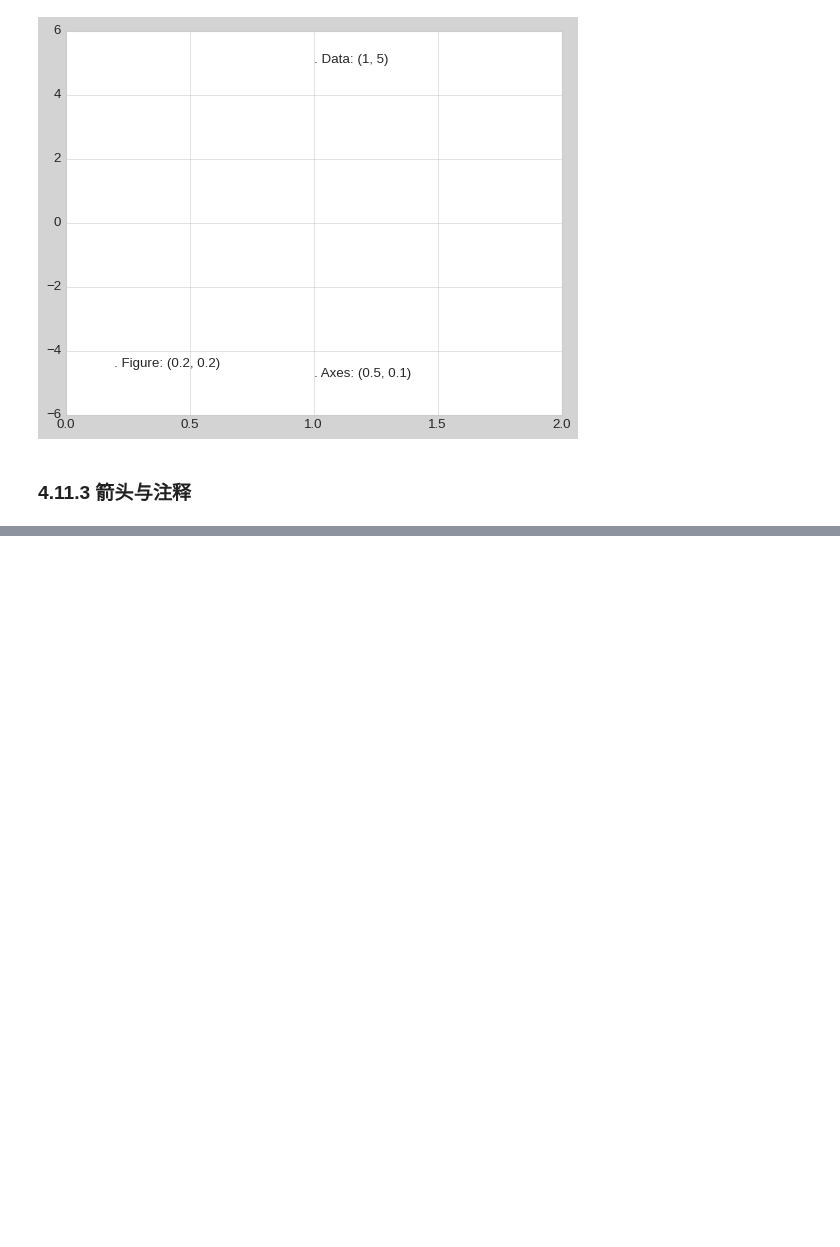
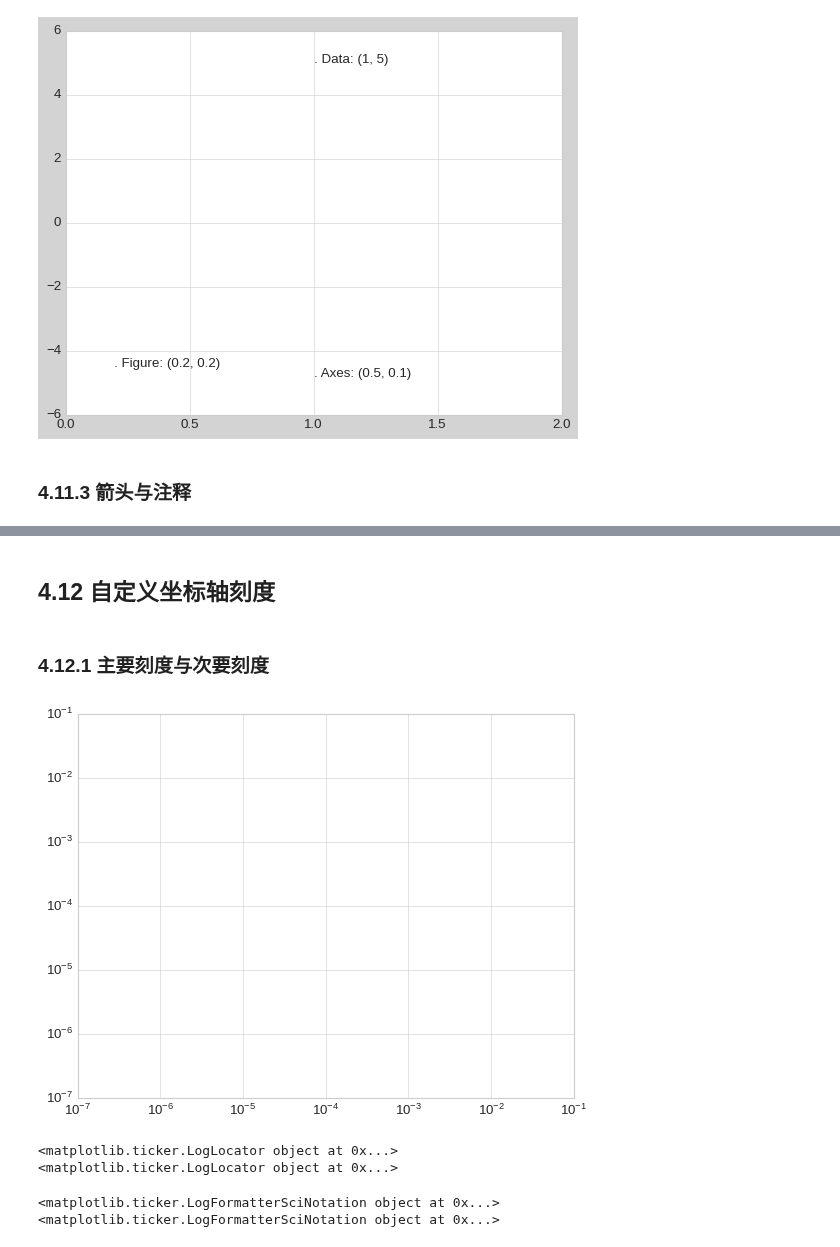
Before and after one commit to hexu1985/python-data-science-examples, a Jupyter notebook: Python.Data.Science.Handbook/code/chapter-04/chapter04.ipynb, the cells around one changed output, grey strips where cells are left out. Cells and saved outputs as stored; diff of their text form; code cells hidden in the pictures; blank space fills up the shorter version.

```diff
--- a/Python.Data.Science.Handbook/code/chapter-04/chapter04.ipynb
+++ b/Python.Data.Science.Handbook/code/chapter-04/chapter04.ipynb
@@ -911,0 +983,28 @@ plt.show()
+# %% [markdown]
+## 4.12 自定义坐标轴刻度
+# %% [markdown]
+### 4.12.1 主要刻度与次要刻度
+# %%
+%matplotlib inline
+import matplotlib.pyplot as plt
+plt.style.use('seaborn-v0_8-whitegrid')
+import numpy as np
+# %%
+ax = plt.axes(xscale='log', yscale='log')
+ax.set_xlim(10**(-7), 10**(-1))
+ax.set_ylim(10**(-7), 10**(-1))
+plt.show()
+# %% [output]
+[figure, added]
+# %%
+print(ax.xaxis.get_major_locator())
+print(ax.xaxis.get_minor_locator())
+# %% [output]
+<matplotlib.ticker.LogLocator object at 0x...>
+<matplotlib.ticker.LogLocator object at 0x...>
+# %%
+print(ax.xaxis.get_major_formatter())
+print(ax.xaxis.get_minor_formatter())
+# %% [output]
+<matplotlib.ticker.LogFormatterSciNotation object at 0x...>
+<matplotlib.ticker.LogFormatterSciNotation object at 0x...>
```
Also changed, not shown: parts of 5 cells of this notebook, 1 other file.
